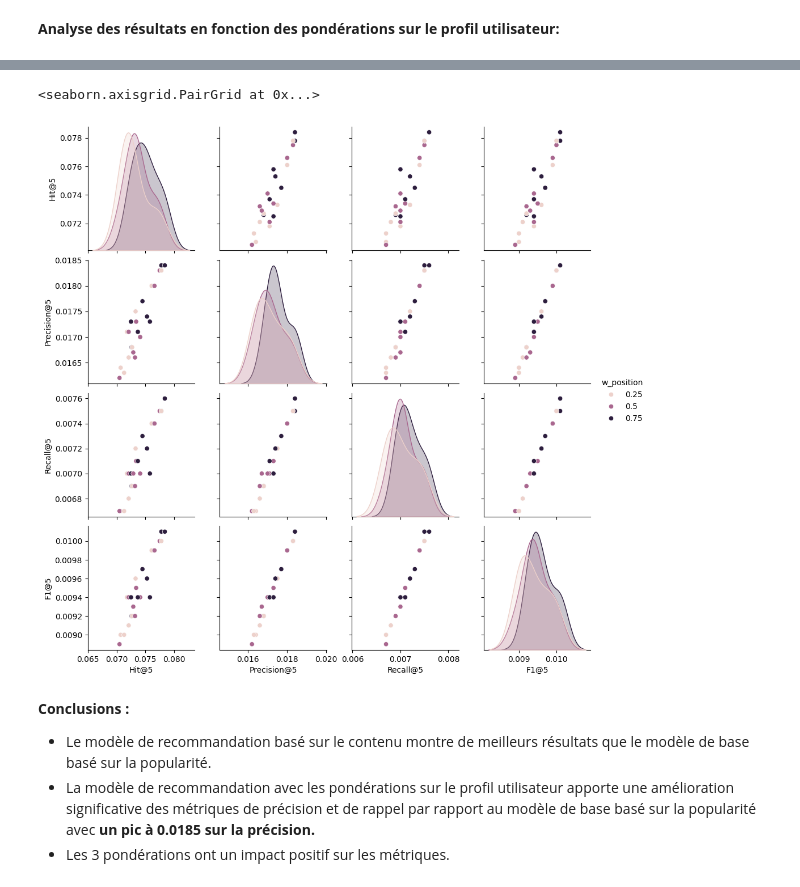
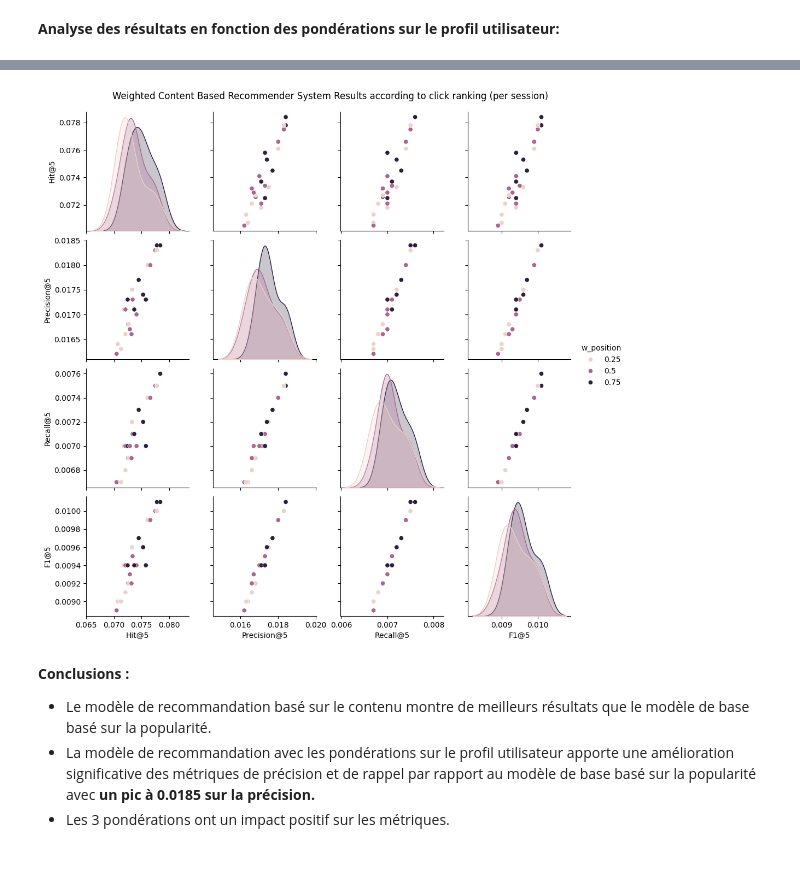
Before and after one commit to Hedredo/oc_p10, a Jupyter notebook: notebooks/01_modeling.ipynb, the cells around one changed output, grey strips where cells are left out. Saved outputs shown, nothing was run; the diff lists cells and outputs as text; code cells hidden in the pictures.

```diff
--- a/notebooks/01_modeling.ipynb
+++ b/notebooks/01_modeling.ipynb
@@ -499,17 +503,18 @@ plt.show()
 # %%
 sns.pairplot(
     result_df,
     diag_kind="kde",
     hue="w_position",
     vars=["Hit@5", "Precision@5", "Recall@5", "F1@5"],
 )
-plt.title(
-    "Weighted Content Based Recommender System Results according to click ranking (per session)"
+fig = plt.gcf()
+fig.suptitle(
+    "Weighted Content Based Recommender System Results according to click ranking (per session)",
+    y=1.02,
 )
 plt.show()
 # %% [output]
-<seaborn.axisgrid.PairGrid at 0x...>
-[figure, old version]
+[figure, new version]
 # %% [markdown]
 **Conclusions :**
 - Le modèle de recommandation basé sur le contenu montre de meilleurs résultats que le modèle de base basé sur la popularité.
```
Also changed, not shown: parts of 5 cells of this notebook, 1 other file.
